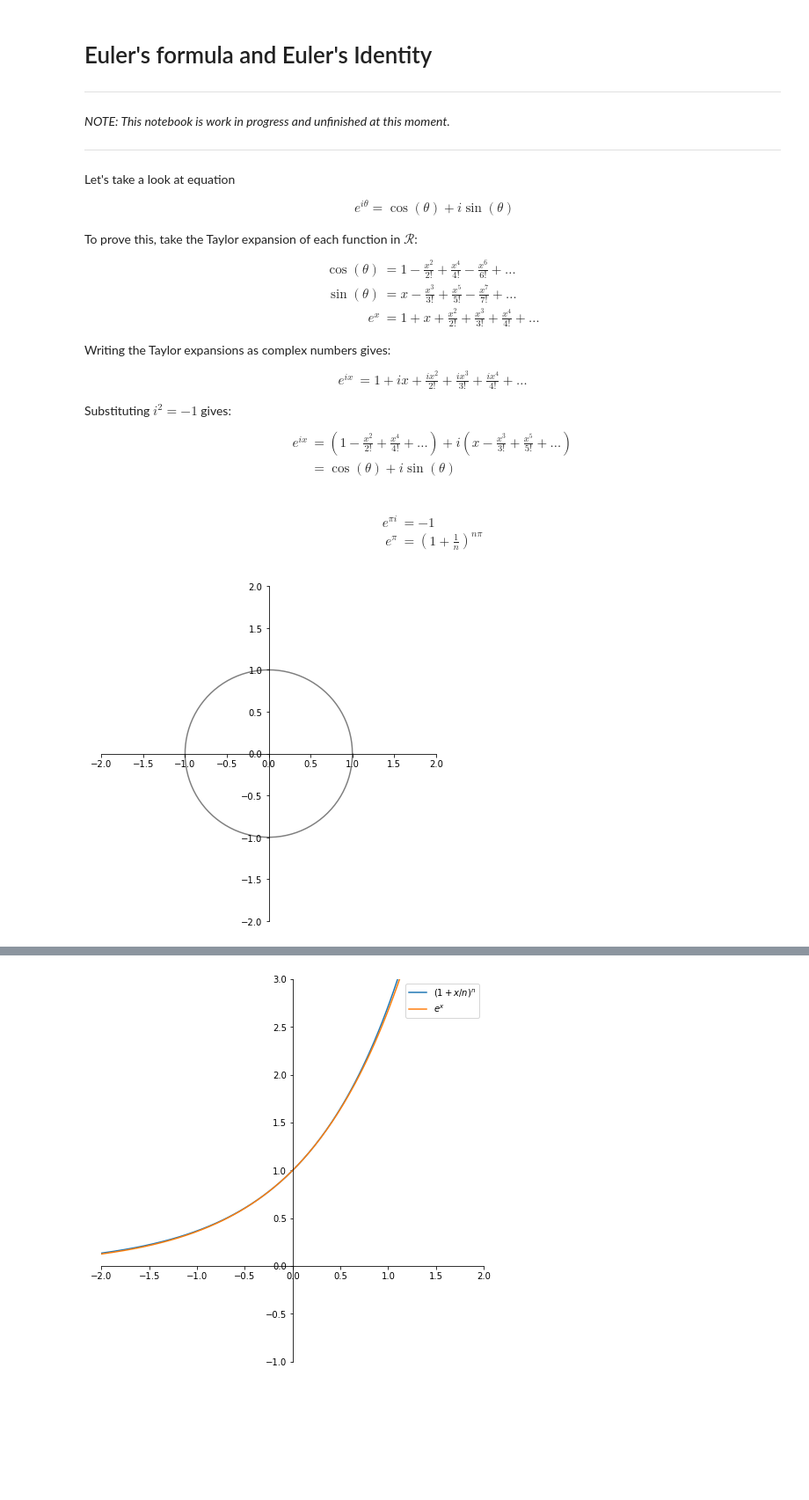
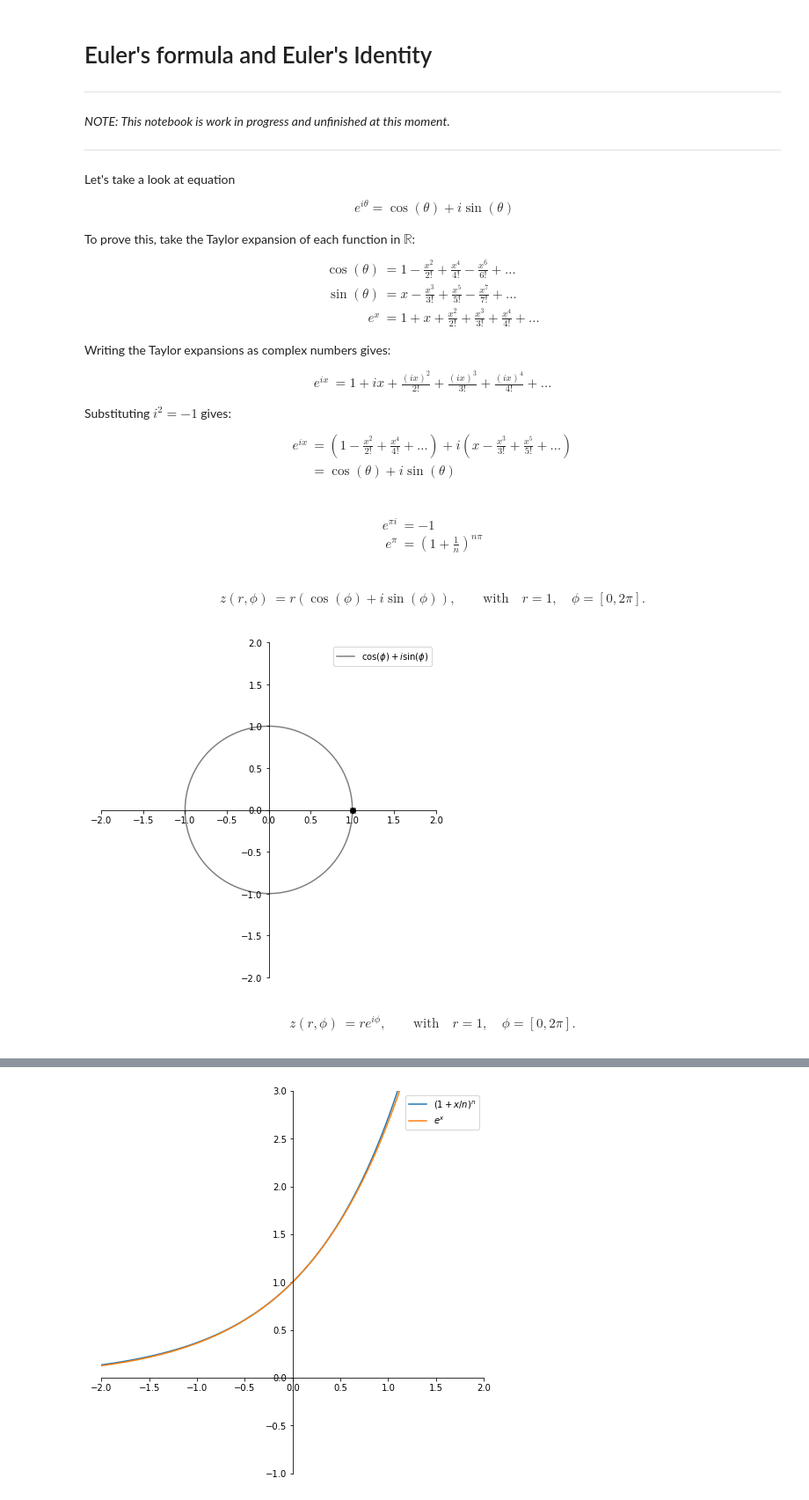
Before and after one commit to gilbertfrancois/partial-differential-equations, a Jupyter notebook: notebook/Euler's formula and Euler's Identity.ipynb, the cells around one changed output, grey strips where cells are left out. Shown at 88% size. Drawn from its saved outputs; the diff is of its cells as text; code cells hidden in the pictures; blank space fills up the shorter version.

```diff
--- a/notebook/Euler's formula and Euler's Identity.ipynb
+++ b/notebook/Euler's formula and Euler's Identity.ipynb
@@ -13,7 +13,7 @@ Let's take a look at equation
 e^{i\theta} = \cos(\theta) + i\sin(\theta)
 \end{align}
 
-To prove this, take the Taylor expansion of each function in $\mathcal{R}$:
+To prove this, take the Taylor expansion of each function in $\mathbb{R}$:
 \begin{align}
 \cos(\theta) &= 1 - \frac{x^2}{2!} + \frac{x^4}{4!} - \frac{x^6}{6!} + \dots \\
 \sin(\theta) &= x - \frac{x^3}{3!} + \frac{x^5}{5!} - \frac{x^7}{7!} + \dots \\
@@ -22,7 +22,7 @@ e^x &= 1 + x + \frac{x^2}{2!} + \frac{x^3}{3!} + \frac{x^4}{4!} + \dots
 
 Writing the Taylor expansions as complex numbers gives:
 \begin{align}
-e^{ix} &= 1 + ix + \frac{ix^2}{2!} + \frac{ix^3}{3!} + \frac{ix^4}{4!} + \dots
+e^{ix} &= 1 + ix + \frac{(ix)^2}{2!} + \frac{(ix)^3}{3!} + \frac{(ix)^4}{4!} + \dots
 \end{align}
 Substituting $i^2 = -1$ gives:
 \begin{align}
@@ -40,10 +40,13 @@ e^\pi &= \left( 1 + \frac{1}{n} \right)^{n\pi}
 import numpy as np
 import matplotlib.pyplot as plt
 # %%
-def plot_z(z, label, marker=None, color="black", xlim=[-2,2], ylim=[-2,2]):
+def plot_z(z, label, marker=None, color="black", xlim=[-2,2], ylim=[-2,2], with_marker=False):
     plt.figure(figsize=(7,7))
     for i in range(len(z)):
-        plt.plot(z[i].real, z[i].imag, marker=marker, c=color, alpha=0.5, label=label[i])
+        plt.plot(z[i].real, z[i].imag, c=color, alpha=0.5, label=label[i])
+        if with_marker:
+            plt.plot(z[i][0].real, z[i][0].imag, c=color, alpha=1.0, marker="x")
+            plt.plot(z[i][-1].real, z[i][-1].imag, c=color, alpha=1.0, marker="o")
     ax = plt.gca()
     ax.set_xlim(xlim)
     ax.set_ylim(ylim)
@@ -52,13 +55,22 @@ def plot_z(z, label, marker=None, color="black", xlim=[-2,2], ylim=[-2,2]):
     ax.spines['right'].set_color('none')
     ax.spines['bottom'].set_position('zero')
     ax.spines['top'].set_color('none')
-    if l[0] is not None:
+    if label is not None and label[0] is not None:
         ax.legend()
     plt.show()
+# %% [markdown]
+\begin{align}
+z(r, \phi) &= r\left( \cos(\phi) + i\sin(\phi) \right), \qquad \textrm{with} \quad r = 1, \quad \phi = [0, 2\pi].
+\end{align}
 # %%
-x = np.linspace(0, 2*np.pi, 200)
-z = np.cos(x) + 1j*np.sin(x)
-plot_z([z], label=["$\cos(\phi) + i\sin(\phi)$"])
+r = 1
+phi = np.linspace(0, 2*np.pi, 200)
+z = r*(np.cos(phi) + 1j*np.sin(phi))
+plot_z([z], label=["$\cos(\phi) + i\sin(\phi)$"], with_marker=True)
 # %% [output]
-[figure, old version]
+[figure, new version]
+# %% [markdown]
+\begin{align}
+z(r, \phi) &= r e^{i\phi}, \qquad \textrm{with} \quad r = 1, \quad \phi = [0, 2\pi].
+\end{align}
 # %%
```
Also changed, not shown: parts of 8 cells of this notebook, 1 other file.
